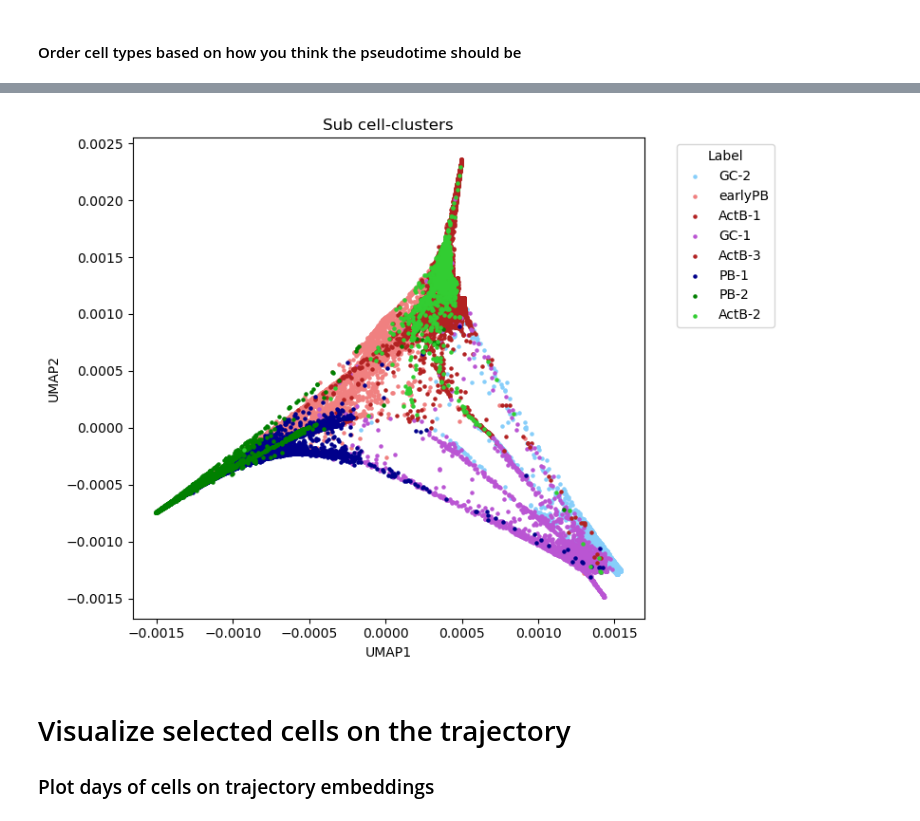
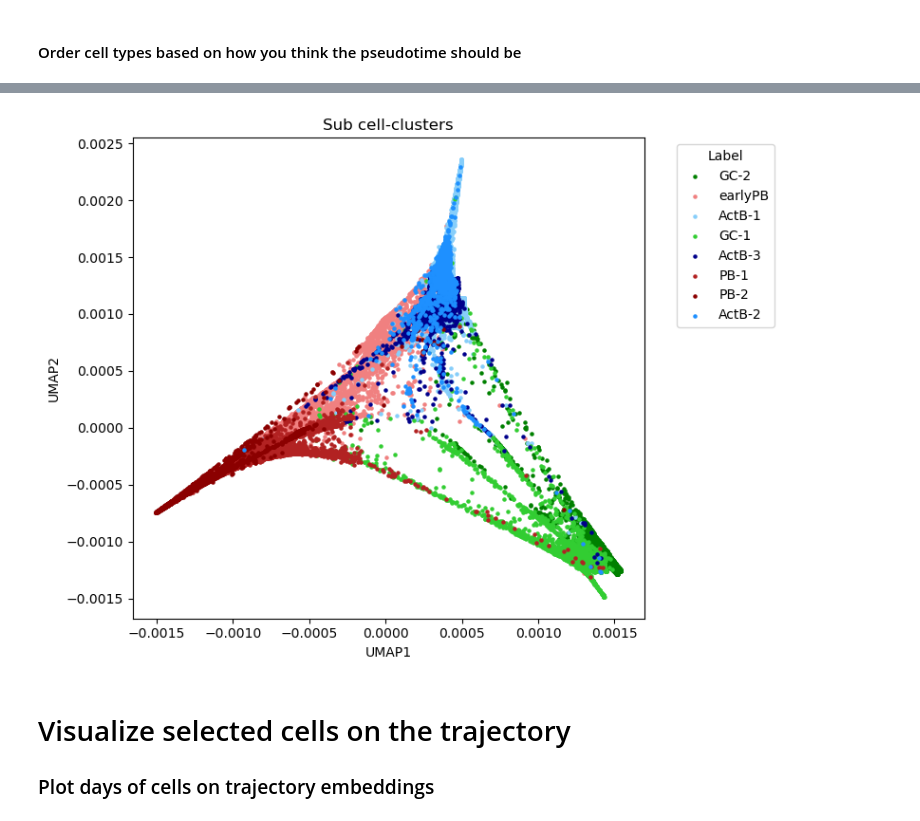
Before and after one commit to sachha-naksha/B_Cell_States, a Jupyter notebook: multiome_dynamic_regulation/py_scripts/trajectory/traj_stream_female_donor.ipynb, the cells around one changed output, grey strips where cells are left out. Saved outputs shown, nothing was run; the diff lists cells and outputs as text; code cells hidden in the pictures.

Commit message:
female traj finalized

```diff
--- a/multiome_dynamic_regulation/py_scripts/trajectory/traj_stream_female_donor.ipynb
+++ b/multiome_dynamic_regulation/py_scripts/trajectory/traj_stream_female_donor.ipynb
@@ -73,21 +59,0 @@ st.plot_dimension_reduction(adata,color=['leiden_colors'],n_components=2)
-# %%
-# Create a custom dictionary mapping sub_cell_types to colors
-# color_dict = {
-#     '1_ABC': '#FF7F00',    # Orange
-#     '2_UD_4': '#006400',   # Dark green
-#     '3_GC': '#D62728',     # Red
-#     '4_Day 3 cells': '#9467BD',  # Purple
-#     '6_MBC from GC': '#E377C2',  # Pink
-#     '7_PB': '#808000',     # Olive Green
-#     '8_UD_2': '#17BECF',   # Cyan
-#     '9_UD_1': '#87CEEB',   # Sky Blue
-#     '10_UD_0': '#FFE4B5',  # Very Light Orange
-#     '11_UD_3': '#D3D3D3'   # Light Gray
-# }
-# Create the color dict from the uns storing the colors for the ordered sub_cell_types which are a pd.Categorical object with the ordered categories being the keys and the colors being the values
-color_dict = dict(zip(adata.obs['leiden'].cat.categories, adata.uns['leiden_colors']))
-# Add a new column to obs with the color for each cell
-adata.obs['leiden_colors'] = adata.obs['leiden'].map(color_dict)
-
-# Verify the new column
-print(adata.obs[['leiden', 'leiden_colors']].head())
@@ -100,0 +60,18 @@ AAACAGCCACAGACTC-5     GC-1  mediumorchid
+# %%
+# 2. Store colors in uns with the correct key
+leiden_color_dict = {
+    'ActB-1': 'lightskyblue',     # light blue cluster
+    'ActB-2': 'dodgerblue',       # darker blue cluster
+    'ActB-3': 'darkblue',         # dark blue cluster
+    'earlyPB': 'lightcoral',      # pink/coral cluster
+    'GC-2': 'green',              # darker green cluster
+    'GC-1': 'limegreen',          # bright green cluster
+    'PB-1': 'firebrick',          # red cluster
+    'PB-2': 'darkred'             # darker red cluster
+}
+
+# Create a new column in adata.obs for colors
+adata.obs['final_cell_colors'] = adata.obs['leiden'].map(leiden_color_dict)
+
+# 3. Try plotting
+st.plot_dimension_reduction(adata, color=['final_cell_colors'], n_components=2)
@@ -101,32 +80,32 @@ AAACAGCCACAGACTC-5     GC-1  mediumorchid
 # %%
 import matplotlib.pyplot as plt
 import numpy as np
 
 # Extract UMAP coordinates from the 'X_dr' slot
 umap_coords = adata.obsm['X_dr']
 
 # Extract the labels for coloring
 labels = adata.obs['leiden']
 
 # Get unique labels and their corresponding colors
 unique_labels = labels.unique()
-color_list = [color_dict[label] for label in unique_labels]
+color_list = [leiden_color_dict[label] for label in unique_labels]
 
 # Plotting the UMAP with colors based on labels
 plt.figure(figsize=(8, 6))
 
 for label, color in zip(unique_labels, color_list):
     idx = labels == label
     plt.scatter(umap_coords[idx, 0], umap_coords[idx, 1], c=color, label=label, s=5)  # s=5 sets the marker size to 5 points
 
 plt.title('Sub cell-clusters')
 plt.xlabel('UMAP1')
 plt.ylabel('UMAP2')
 plt.legend(title="Label", bbox_to_anchor=(1.05, 1), loc='upper left')
 plt.tight_layout()
 plt.show()
 # %% [output]
-[figure, old version]
+[figure, new version]
 # %% [markdown]
 # Visualize selected cells on the trajectory
 ### Plot days of cells on trajectory embeddings
```
Also changed, not shown: parts of 6 cells of this notebook.
